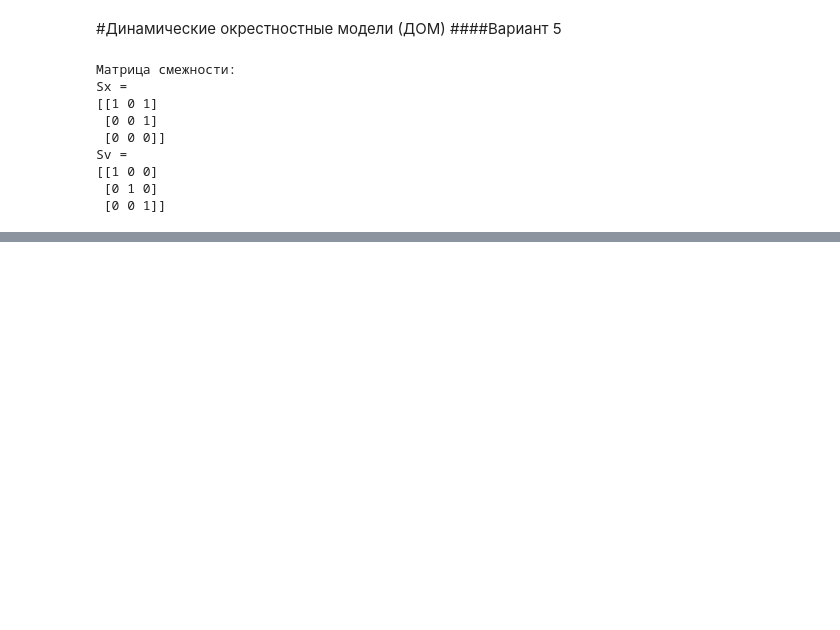
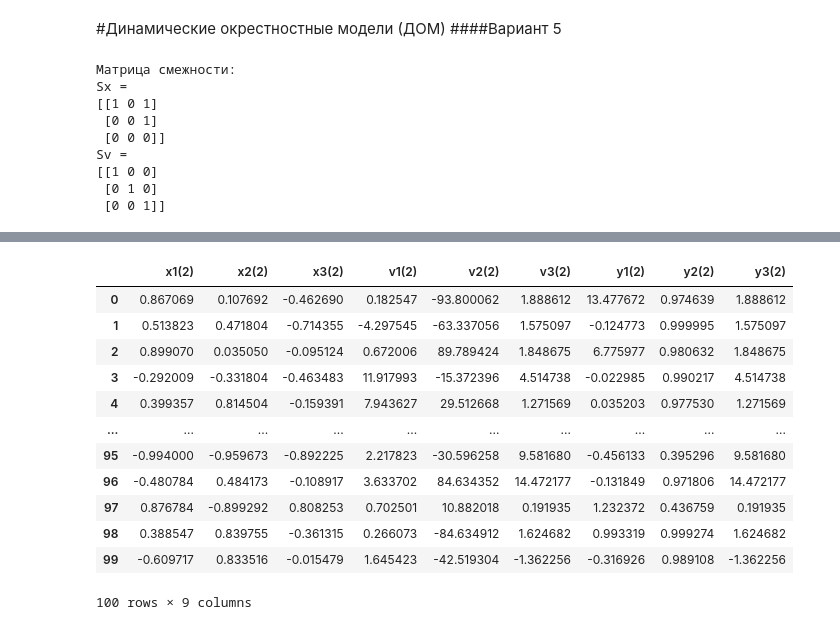
Before and after one commit to Viktory4121/MORD, a Jupyter notebook: ДОМ.ipynb, the cells around one changed output, grey strips where cells are left out. Cells and saved outputs as stored; diff of their text form; code cells hidden in the pictures; blank space fills up the shorter version.

```diff
--- a/ДОМ.ipynb
+++ b/ДОМ.ipynb
@@ -177,0 +190,17 @@ ValueError: ignored
+# %%
+model_2 = createTableDOM(functions, count, 2, np.array(model_1))
+model_2
+# %% [output]
+|  | x1(2) | x2(2) | x3(2) | v1(2) | v2(2) | v3(2) | y1(2) | y2(2) | y3(2) |
+| 0 | 0.867069 | 0.107692 | -0.462690 | 0.182547 | -93.800062 | 1.888612 | 13.477672 | 0.974639 | 1.888612 |
+| 1 | 0.513823 | 0.471804 | -0.714355 | -4.297545 | -63.337056 | 1.575097 | -0.124773 | 0.999995 | 1.575097 |
+| 2 | 0.899070 | 0.035050 | -0.095124 | 0.672006 | 89.789424 | 1.848675 | 6.775977 | 0.980632 | 1.848675 |
+| 3 | -0.292009 | -0.331804 | -0.463483 | 11.917993 | -15.372396 | 4.514738 | -0.022985 | 0.990217 | 4.514738 |
+| 4 | 0.399357 | 0.814504 | -0.159391 | 7.943627 | 29.512668 | 1.271569 | 0.035203 | 0.977530 | 1.271569 |
+| ... | ... | ... | ... | ... | ... | ... | ... | ... | ... |
+| 95 | -0.994000 | -0.959673 | -0.892225 | 2.217823 | -30.596258 | 9.581680 | -0.456133 | 0.395296 | 9.581680 |
+| 96 | -0.480784 | 0.484173 | -0.108917 | 3.633702 | 84.634352 | 14.472177 | -0.131849 | 0.971806 | 14.472177 |
+| 97 | 0.876784 | -0.899292 | 0.808253 | 0.702501 | 10.882018 | 0.191935 | 1.232372 | 0.436759 | 0.191935 |
+| 98 | 0.388547 | 0.839755 | -0.361315 | 0.266073 | -84.634912 | 1.624682 | 0.993319 | 0.999274 | 1.624682 |
+| 99 | -0.609717 | 0.833516 | -0.015479 | 1.645423 | -42.519304 | -1.362256 | -0.316926 | 0.989108 | -1.362256 |
+100 rows × 9 columns
```
Also changed, not shown: parts of 3 cells of this notebook.
